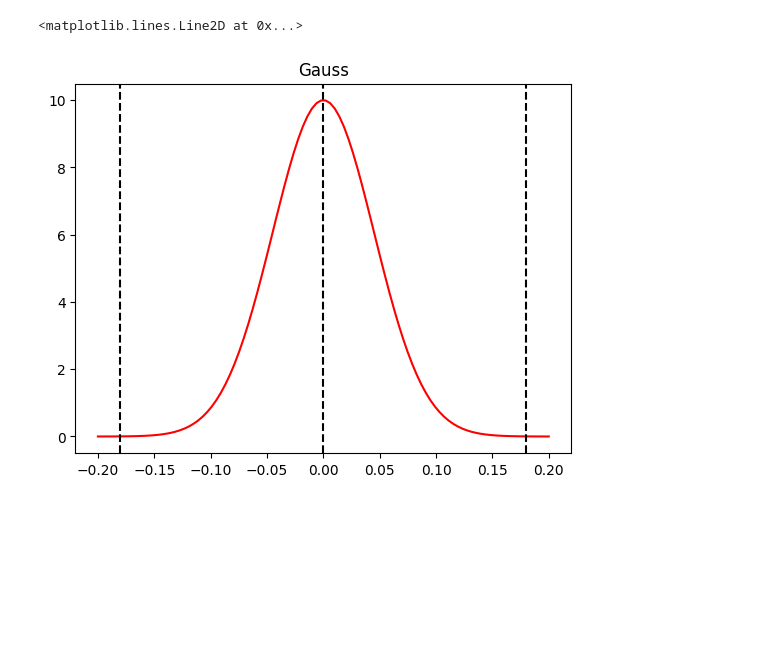
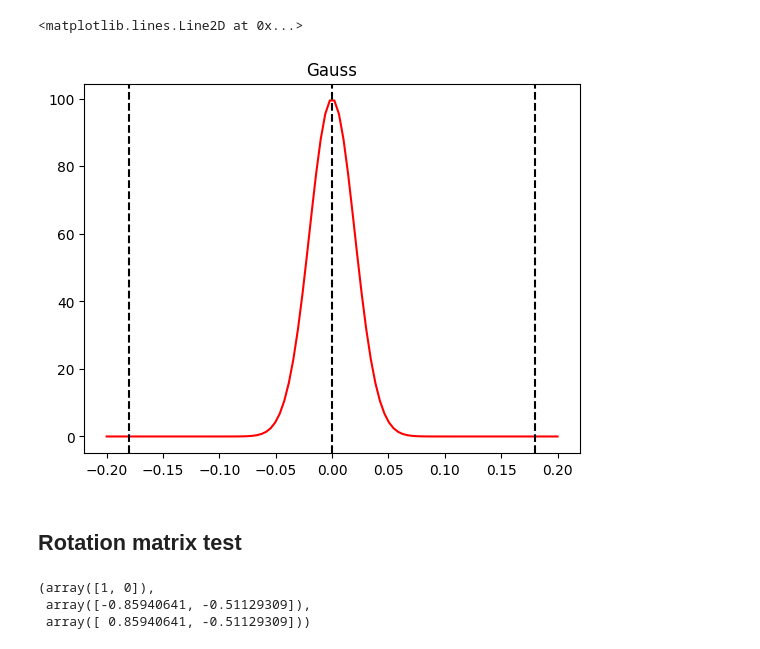
Before and after one commit to davidlackovic/paralelni-manipulator, a Jupyter notebook: pybullet/gauss.ipynb, the cells around one changed output. Saved outputs shown, nothing was run; the diff lists cells and outputs as text; code cells hidden in the pictures; blank space fills up the shorter version.

```diff
--- a/pybullet/gauss.ipynb
+++ b/pybullet/gauss.ipynb
@@ -7,11 +7,13 @@ def gauss(x, a, sigma):
 # %%
 X = np.linspace(-0.2, 0.2, 100)
 # %%
-plt.plot(X, gauss(X, 10, 0.045), color='red')
+plt.plot(X, gauss(X, 100, 0.02), color='red')
 plt.title('Gauss')
 plt.axvline(x=-0.18, color='k', linestyle='--')
 plt.axvline(x=0, color='k', linestyle='--')
 plt.axvline(x=0.18, color='k', linestyle='--')
 # %% [output]
 <matplotlib.lines.Line2D at 0x...>
-[figure, old version]
+[figure, new version]
+# %% [markdown]
+## Rotation matrix test
@@ -17,0 +24,12 @@ plt.axvline(x=0.18, color='k', linestyle='--')
+# %%
+p_k = np.array([1, 0])
+p_m = R @ p_k
+p_mm = p_k @ R
+p_m_manual = np.array([np.linalg.norm(p_k) * np.cos(theta),
+                       np.linalg.norm(p_k) * np.sin(theta)])
+
+p_k, p_m, p_mm
+# %% [output]
+(array([1, 0]),
+ array([-0.85940641, -0.51129309]),
+ array([ 0.85940641, -0.51129309]))
```
Also changed, not shown: parts of 3 cells of this notebook, 31 other files.
